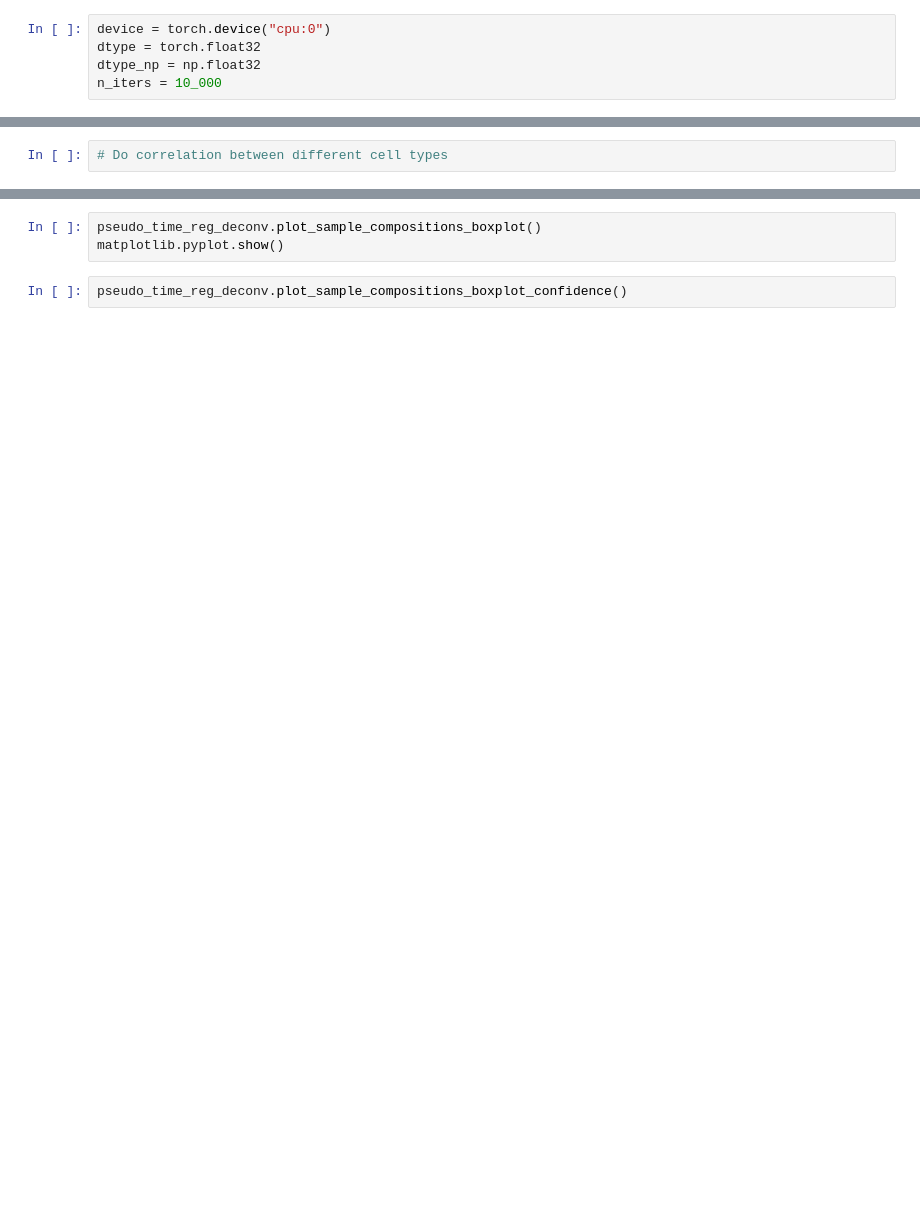
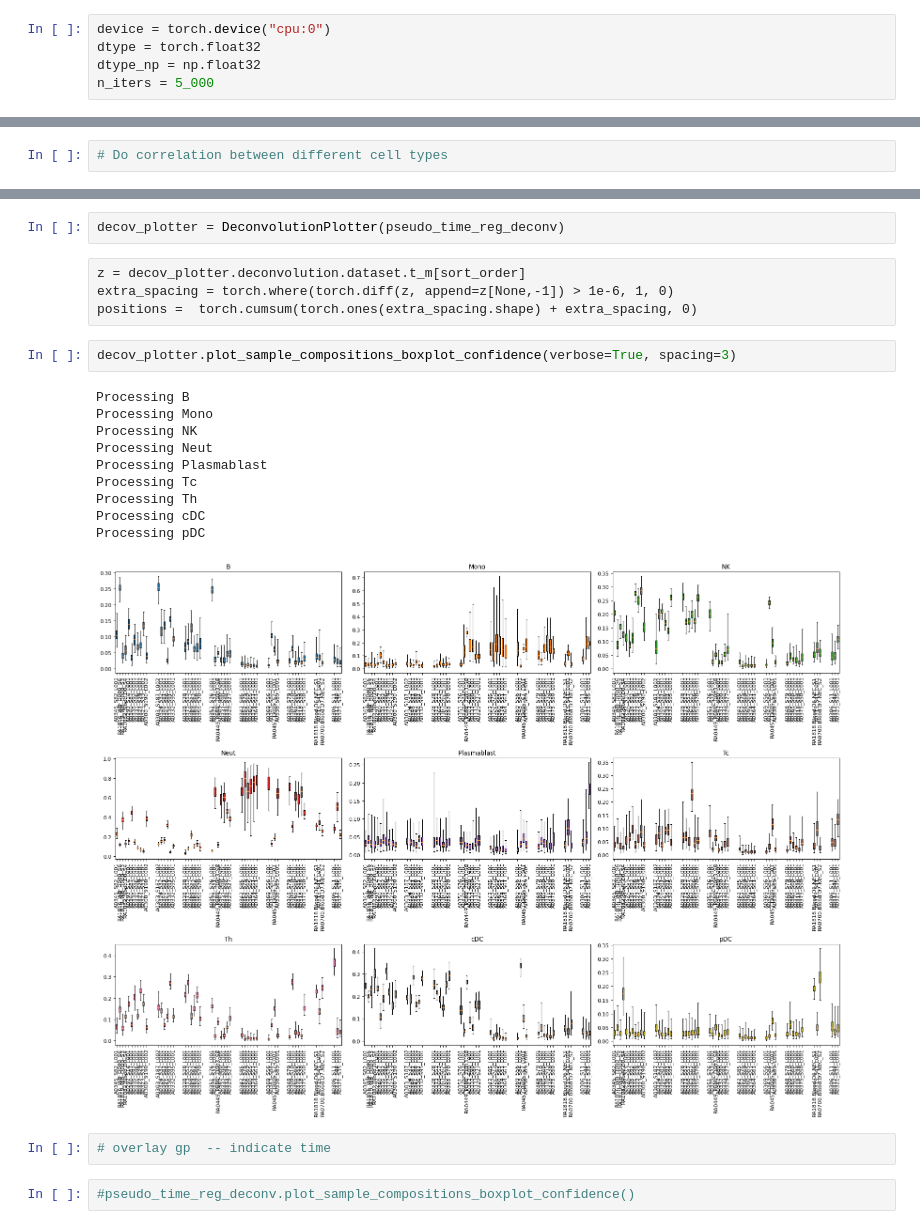
Before and after one commit to broadinstitute/temporal-rna-seq-deconvolution, a Jupyter notebook: notebooks/deconvolve_ebov_blood_gp.ipynb, the cells around one changed output, grey strips where cells are left out. Drawn from its saved outputs; the diff is of its cells as text; blank space fills up the shorter version.

Commit message:
add per sample CI plotting

```diff
--- a/notebooks/deconvolve_ebov_blood_gp.ipynb
+++ b/notebooks/deconvolve_ebov_blood_gp.ipynb
@@ -15,7 +16,7 @@ from ternadecov.stats_helpers import *
 device = torch.device("cpu:0")
 dtype = torch.float32
 dtype_np = np.float32
-n_iters = 10_000
+n_iters = 5_000
 # %% [markdown]
 # Load data
 # %%
@@ -78,5 +100,23 @@ matplotlib.pyplot.show()
-# %%
-pseudo_time_reg_deconv.plot_sample_compositions_boxplot()
-matplotlib.pyplot.show()
+# %%
+decov_plotter = DeconvolutionPlotter(pseudo_time_reg_deconv)
+# %% [raw]
+z = decov_plotter.deconvolution.dataset.t_m[sort_order]
+extra_spacing = torch.where(torch.diff(z, append=z[None,-1]) > 1e-6, 1, 0)
+positions =  torch.cumsum(torch.ones(extra_spacing.shape) + extra_spacing, 0)
+# %%
+decov_plotter.plot_sample_compositions_boxplot_confidence(verbose=True, spacing=3)
+# %% [output]
+Processing B
+Processing Mono
+Processing NK
+Processing Neut
+Processing Plasmablast
+Processing Tc
+Processing Th
+Processing cDC
+Processing pDC
+[figure, added]
+# %%
+# overlay gp  -- indicate time
 # %%
-pseudo_time_reg_deconv.plot_sample_compositions_boxplot_confidence()
+#pseudo_time_reg_deconv.plot_sample_compositions_boxplot_confidence()
```
Also changed, not shown: parts of 9 cells of this notebook, 1 other file.
